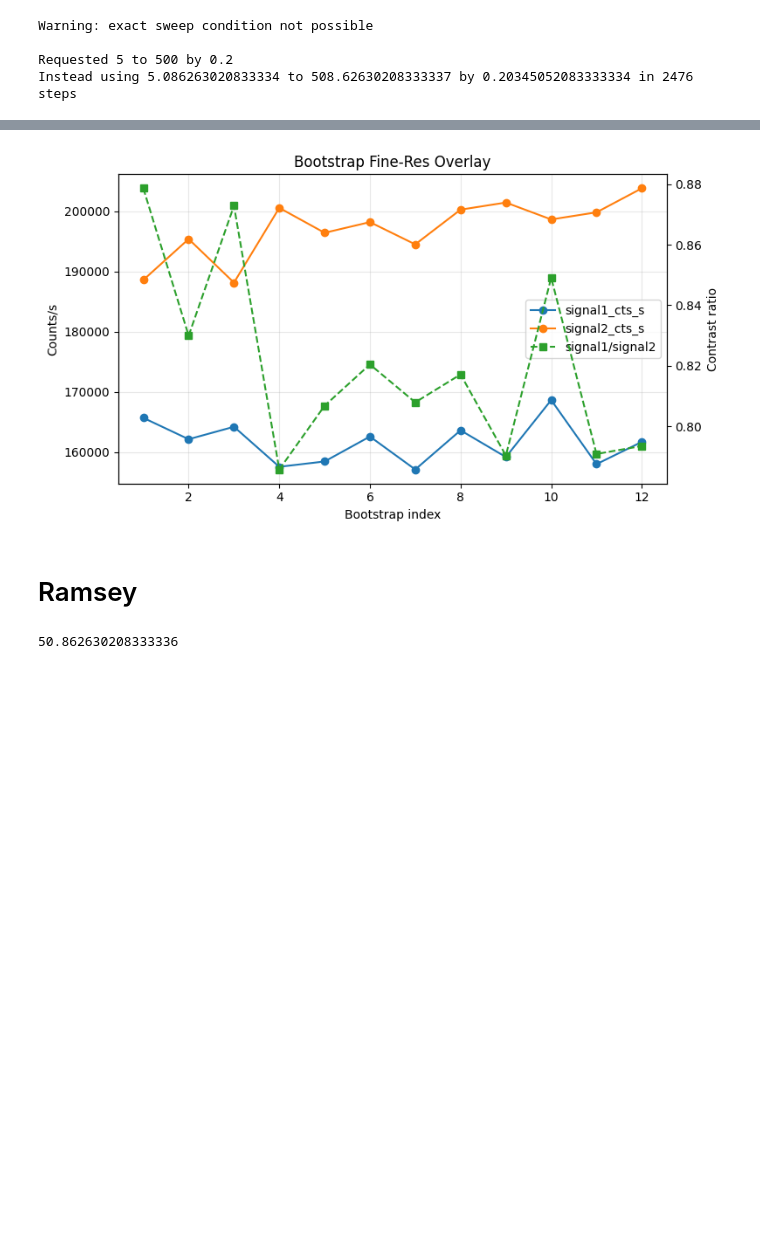
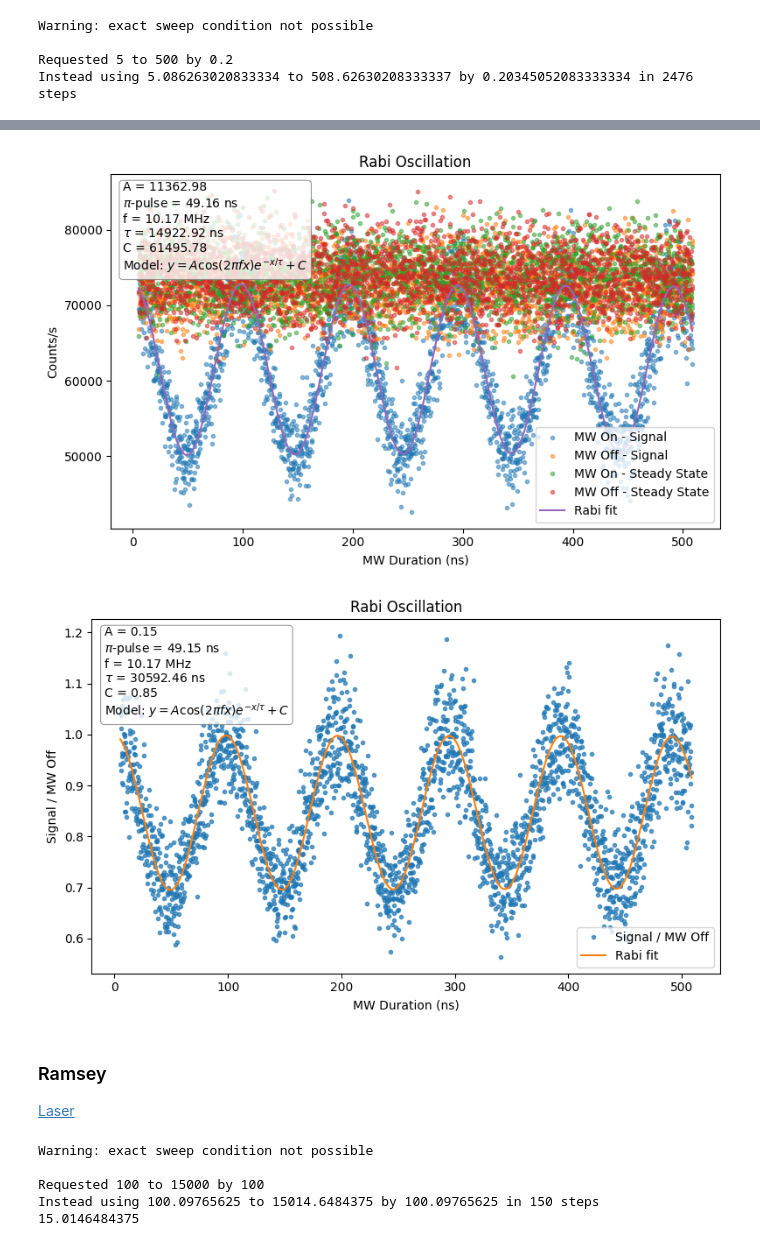
Before and after one commit to vsmar/qick-dawg, a Jupyter notebook: jupyter_notebooks/fine_time_counting_demo.ipynb, the cells around one changed output, grey strips where cells are left out. Saved outputs shown, nothing was run; the diff lists cells and outputs as text; code cells hidden in the pictures; blank space fills up the shorter version.

Commit message:
corrected Fine Time Demo Notebook and cleaned file tree

```diff
--- a/jupyter_notebooks/fine_time_counting_demo.ipynb
+++ b/jupyter_notebooks/fine_time_counting_demo.ipynb
@@ -215,11 +147,10 @@ from qickdawg.finetimingsuite.rabi_fine_res import RabiFineRes
 
 config = copy(default_config)
 
-# config.add_linear_sweep("mw_duration", "ftsamp", start=100, stop=2200, delta=5)
 config.add_linear_sweep("mw_duration", "ftns", start=5, stop=500, delta=0.2)
 config.mw_gain = 32767
-config.mw_fMHz = 1846
-config.reps = 300000//2//6
+config.mw_fMHz = 1845.8
+config.reps = 10000
 
 prog = RabiFineRes(config)
 rabi_data = prog.acquire(progress=True)
@@ -284,47 +162,27 @@ print(f"Stored {len(results.bootstrap_index)} bootstrap points.")
-# %%
-plt.close()
-
-x = np.asarray(results.bootstrap_index, dtype=float)
-y1 = np.asarray(results.signal1_cts_s, dtype=float)
-y2 = np.asarray(results.signal2_cts_s, dtype=float)
-ratio = y1 / np.clip(y2, 1e-12, None)
-
-fig, ax1 = plt.subplots(figsize=(8, 4.5))
-ax2 = ax1.twinx()
-
-l1 = ax1.plot(x, y1, "o-", color="tab:blue", label="signal1_cts_s")
-l2 = ax1.plot(x, y2, "o-", color="tab:orange", label="signal2_cts_s")
-l3 = ax2.plot(x, ratio, "s--", color="tab:green", label="signal1/signal2")
-
-ax1.set_xlabel("Bootstrap index")
-ax1.set_ylabel("Counts/s")
-ax2.set_ylabel("Contrast ratio")
-ax1.set_title("Bootstrap Fine-Res Overlay")
-ax1.grid(alpha=0.3)
-
-lines = l1 + l2 + l3
-labels = [line.get_label() for line in lines]
-ax1.legend(lines, labels, loc="best")
-
-plt.tight_layout()
-plt.show()
-# %% [output]
-[figure, removed]
+# %%
+Visualizer.plot_rabi(rabi_data)
+Visualizer.plot_rabi(rabi_data, fit=True, view='contrast')
+# %% [output]
+[figure, added]
+[figure, added]
 # %% [markdown]
-# Ramsey
+<a id="ramsey"></a>
+### Ramsey
+[Laser](#laser)
 # %%
-from qickdawg.finetimingsuite.ramsey_fine_res import RamseyFineRes
+from qickdawg.finetimingsuite.cpmg_xy_fine_res import CPMGXYFineRes
 
 config = copy(default_config)
 
-config.add_exponential_sweep('tau', 'ftsamp', start=1000, stop=5000000//20, scaling_factor='3/2')
+config.add_linear_sweep('tau', 'ftns', start=100, stop=15000, delta=100)
+config.n_cpmg = 0 # NOTE: This is equivalent to a Ramsey experiment
+config.reps = 150000
 
-# config.tau_end_ftsamp = 2500
-config.reps = 100000//4
-
-print(config.tau_end_ftus)
-
-prog = RamseyFineRes(config)
-d = prog.acquire(progress=True)
+prog = CPMGXYFineRes(config)
+ramsey_data = prog.acquire(progress=True)
 # %% [output]
-50.862630208333336
+Warning: exact sweep condition not possible
+
+Requested 100 to 15000 by 100
+Instead using 100.09765625 to 15014.6484375 by 100.09765625 in 150 steps
+15.0146484375
```
Also changed, not shown: parts of 29 cells of this notebook, 35 other files.
